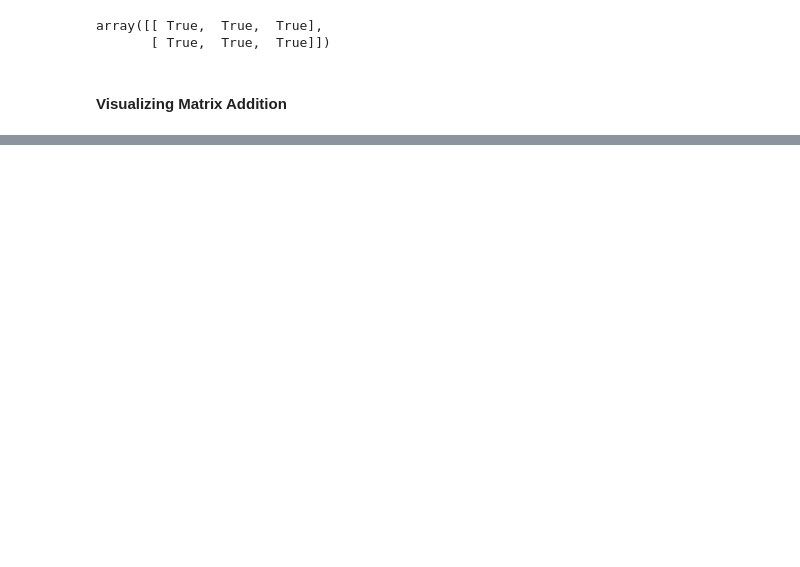
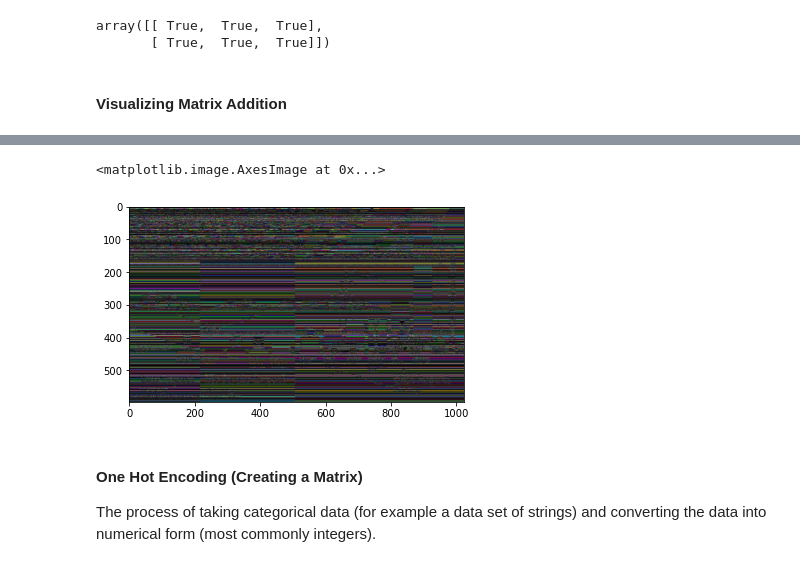
Before and after one commit to cocokaribou/learn_python, a Jupyter notebook: An Intro to Linear Algebra with Python.ipynb, the cells around one changed output, grey strips where cells are left out. Cells and saved outputs as stored; diff of their text form; code cells hidden in the pictures; blank space fills up the shorter version.

```diff
--- a/An Intro to Linear Algebra with Python.ipynb
+++ b/An Intro to Linear Algebra with Python.ipynb
@@ -88,0 +167,23 @@ AttributeError: module 'numpy' has no attribute 'arrange'
+# %%
+## obscuring image
+prime_nums = []
+
+for num in range(2,255):
+    if all(num%i != 0 for i in range(2,num)):
+        prime_nums.append(num)
+
+prime_nums = prime_nums * len(pic)
+
+np.random.shuffle(prime_nums)
+
+random_nums = np.random.randint(0, 255, size = len(pic))
+
+encrypted_pic = np.array([(x * (x^y)) % z for x,y,z in zip(pic, random_nums, prime_nums)])
+
+plt.imshow(encrypted_pic)
+# %% [output]
+<matplotlib.image.AxesImage at 0x...>
+[figure, added]
+# %% [markdown]
+#### One Hot Encoding (Creating a Matrix)
+The process of taking categorical data (for example a data set of strings) and converting the data into numerical form (most commonly integers).
```
Also changed, not shown: parts of 22 cells of this notebook, 1 other file.
